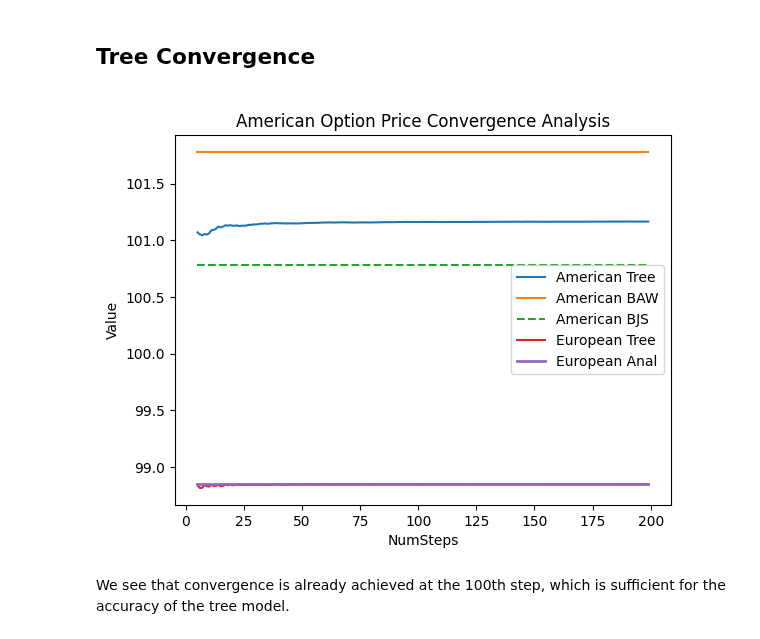
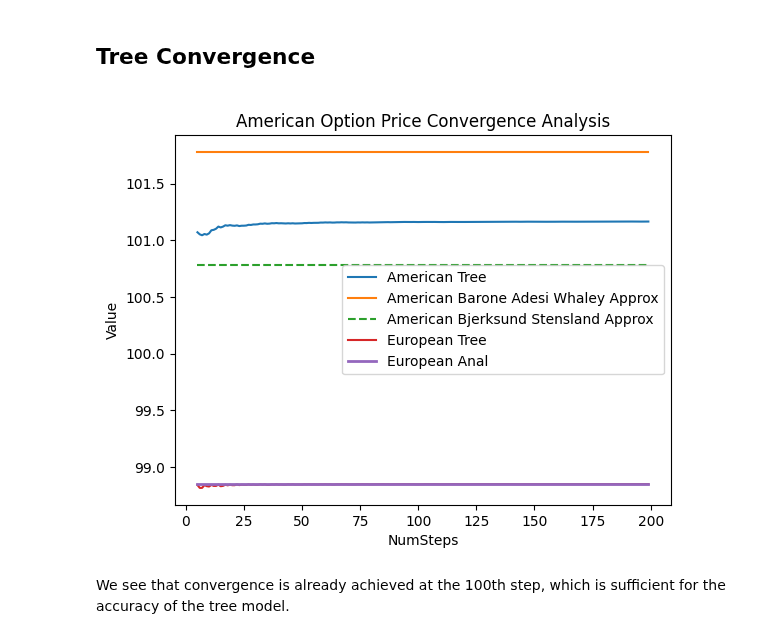
Before and after one commit to domokane/FinancePy, a Jupyter notebook: notebooks/products/equity/EQUITY_AMERICANOPTION_BJERKSUND_STENSLAND_APPROX.ipynb, the cells around one changed output. Drawn from its saved outputs; the diff is of its cells as text; code cells hidden in the pictures.

Commit message:
Changed figure labels

```diff
--- a/notebooks/products/equity/EQUITY_AMERICANOPTION_BJERKSUND_STENSLAND_APPROX.ipynb
+++ b/notebooks/products/equity/EQUITY_AMERICANOPTION_BJERKSUND_STENSLAND_APPROX.ipynb
@@ -197,15 +209,15 @@ for num_steps in num_steps_per_year:
 # %%
 plt.title("American Option Price Convergence Analysis")
 plt.plot(num_steps_per_year, amTreeValue, label="American Tree")
-plt.plot(num_steps_per_year, amBAWValue, label="American BAW")
-plt.plot(num_steps_per_year, amBJSValue, label="American BJS", linestyle="dashed")
-plt.plot(num_steps_per_year, euTreeValue, label="European Tree")
+plt.plot(num_steps_per_year, amBAWValue, label="American Barone Adesi Whaley Approx", linestyle="dashed")
+plt.plot(num_steps_per_year, amBJSValue, label="American Bjerksund Stensland Approx", linestyle="dashed")
 plt.plot(num_steps_per_year, euAnalValue, label="European Anal", lw =2)
+plt.plot(num_steps_per_year, euTreeValue, label="European Tree", linestyle="dashed")
 plt.xlabel("NumSteps")
 plt.ylabel("Value")
 plt.legend();
 # %% [output]
-[figure, old version]
+[figure, new version]
 # %% [markdown]
  We see that convergence is already achieved at the 100th step, which is sufficient for the accuracy of the tree model.
 # %% [markdown]
```
Also changed, not shown: parts of 5 cells of this notebook, 1 other file.
